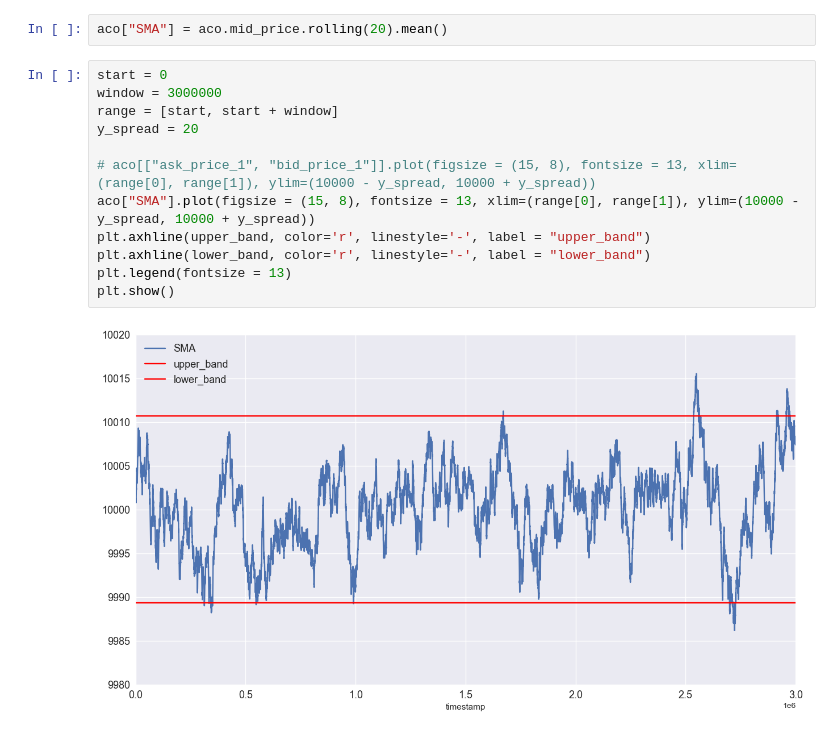
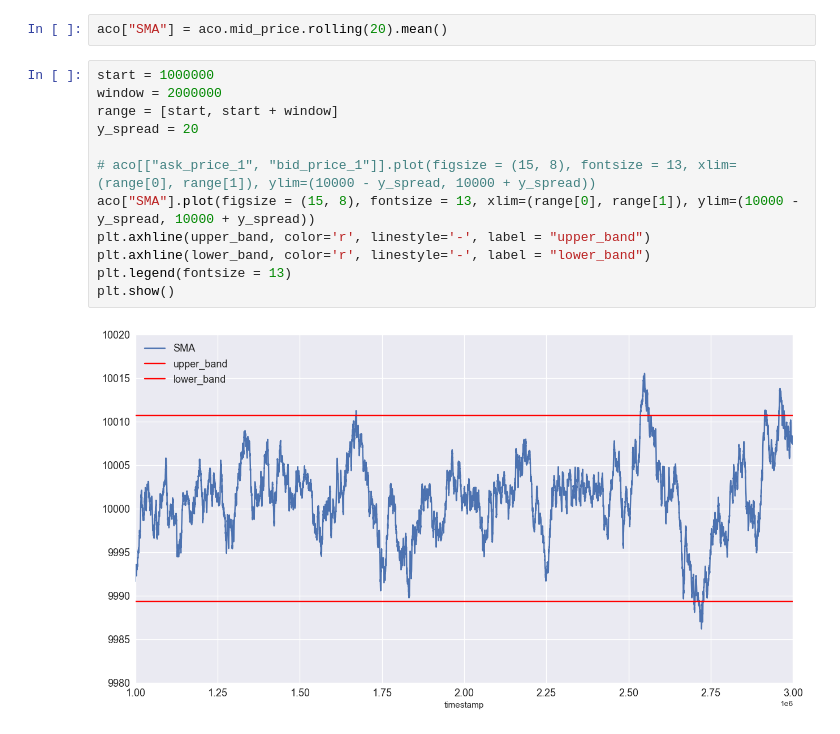
Before and after one commit to spencerwww/prosperity-guers, a Jupyter notebook: ROUND_1/ROUND1/aco.ipynb, the cells around one changed output. Drawn from its saved outputs; the diff is of its cells as text.

```diff
--- a/ROUND_1/ROUND1/aco.ipynb
+++ b/ROUND_1/ROUND1/aco.ipynb
@@ -100,16 +100,16 @@ lower_band = 10000 - n_std * aco.mid_price.std()
 # %%
 aco["SMA"] = aco.mid_price.rolling(20).mean()
 # %%
-start = 0
-window = 3000000
+start = 1000000
+window = 2000000
 range = [start, start + window]
 y_spread = 20
 
 # aco[["ask_price_1", "bid_price_1"]].plot(figsize = (15, 8), fontsize = 13, xlim=(range[0], range[1]), ylim=(10000 - y_spread, 10000 + y_spread))
 aco["SMA"].plot(figsize = (15, 8), fontsize = 13, xlim=(range[0], range[1]), ylim=(10000 - y_spread, 10000 + y_spread))
 plt.axhline(upper_band, color='r', linestyle='-', label = "upper_band")
 plt.axhline(lower_band, color='r', linestyle='-', label = "lower_band")
 plt.legend(fontsize = 13)
 plt.show()
 # %% [output]
-[figure, old version]
+[figure, new version]
```
Also changed, not shown: 27 other files.
